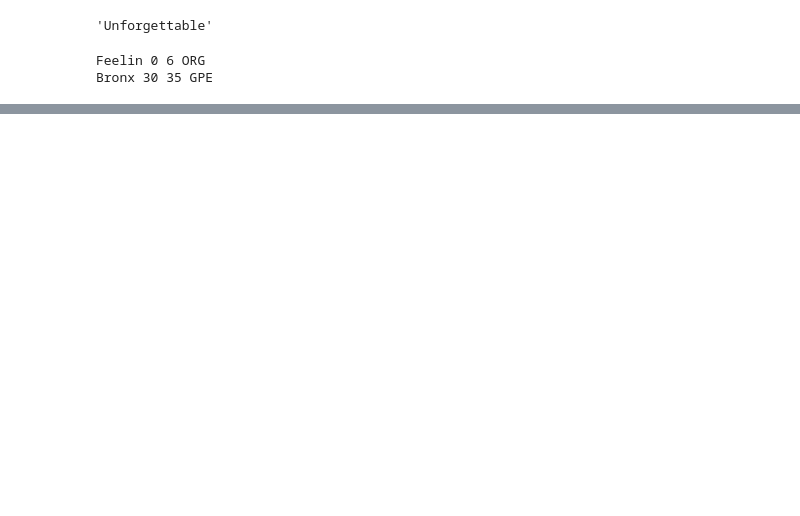
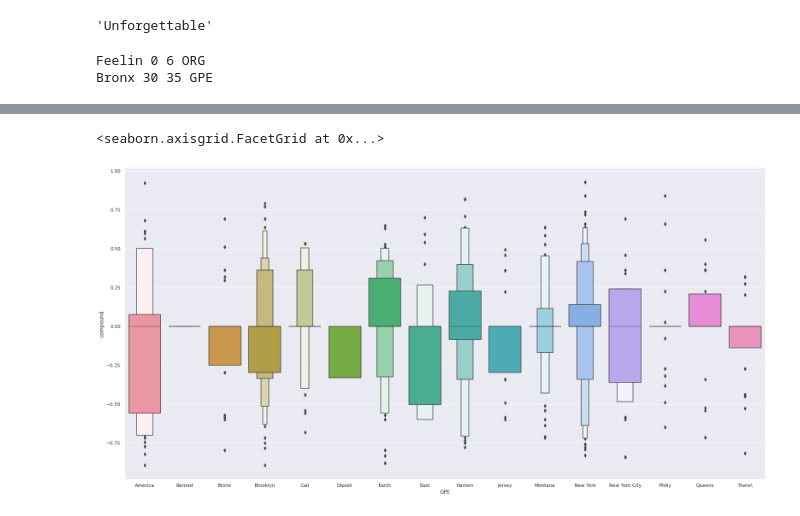
Before and after one commit to LucasTrg/CDS, a Jupyter notebook: NLP.ipynb, the cells around one changed output, grey strips where cells are left out. Drawn from its saved outputs; the diff is of its cells as text; code cells hidden in the pictures; blank space fills up the shorter version.

```diff
--- a/NLP.ipynb
+++ b/NLP.ipynb
@@ -97,0 +216,5 @@ Bronx GPE
+# %%
+sns.catplot(data=df_sample, y="compound", x="GPE", kind="boxen", height=11, aspect=2)
+# %% [output]
+<seaborn.axisgrid.FacetGrid at 0x...>
+[figure, added]
```
Also changed, not shown: parts of 31 cells of this notebook, 1 other file.
